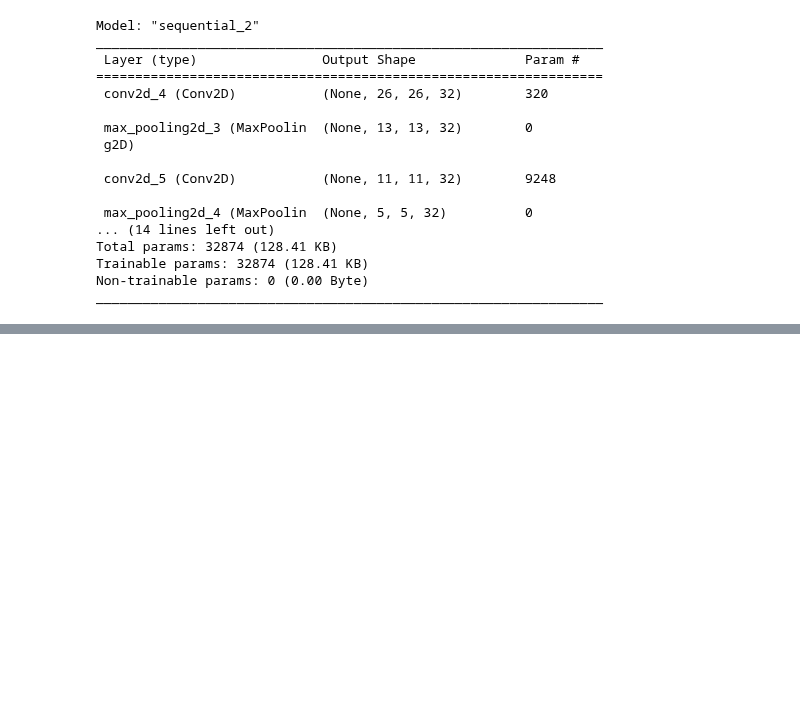
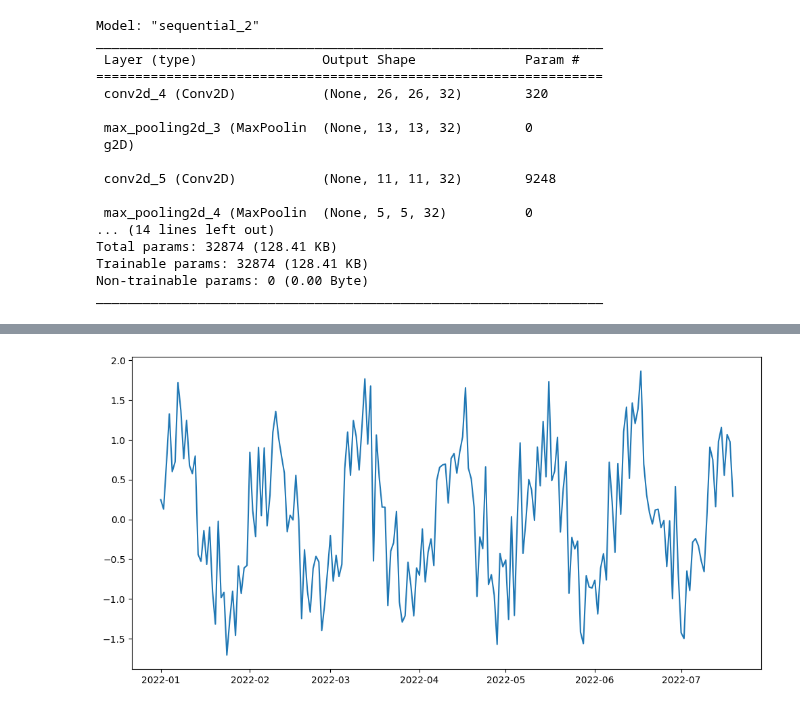
Before and after one commit to MrSimple07/MachineLearning_Practice, a Jupyter notebook: RandomML.ipynb, the cells around one changed output, grey strips where cells are left out. Saved outputs shown, nothing was run; the diff lists cells and outputs as text; code cells hidden in the pictures; blank space fills up the shorter version.

```diff
--- a/RandomML.ipynb
+++ b/RandomML.ipynb
@@ -251,0 +261,8 @@ _________________________________________________________________
+# %%
+np.random.seed(42)
+n_points = 200
+time = np.arange(n_points)
+signal = np.sin(0.2*time)+0.5*np.random.randn(n_points)
+
+data = pd.DataFrame({'timestamp': pd.date_range(start='2022-01-01', periods = n_points, freq ='D'), 'value': signal})
+data.head()
@@ -251,0 +276,6 @@ _________________________________________________________________
+# %%
+plt.figure(figsize =(12,6))
+plt.plot(data['timestamp'], data['value'])
+plt.show()
+# %% [output]
+[figure, added]
```
Also changed, not shown: parts of 3 cells of this notebook.
